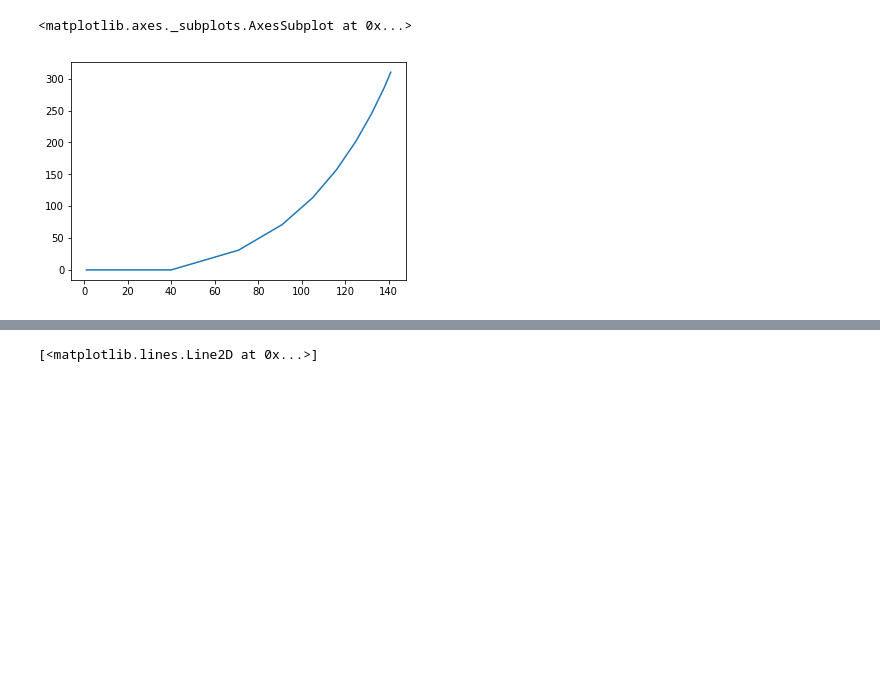
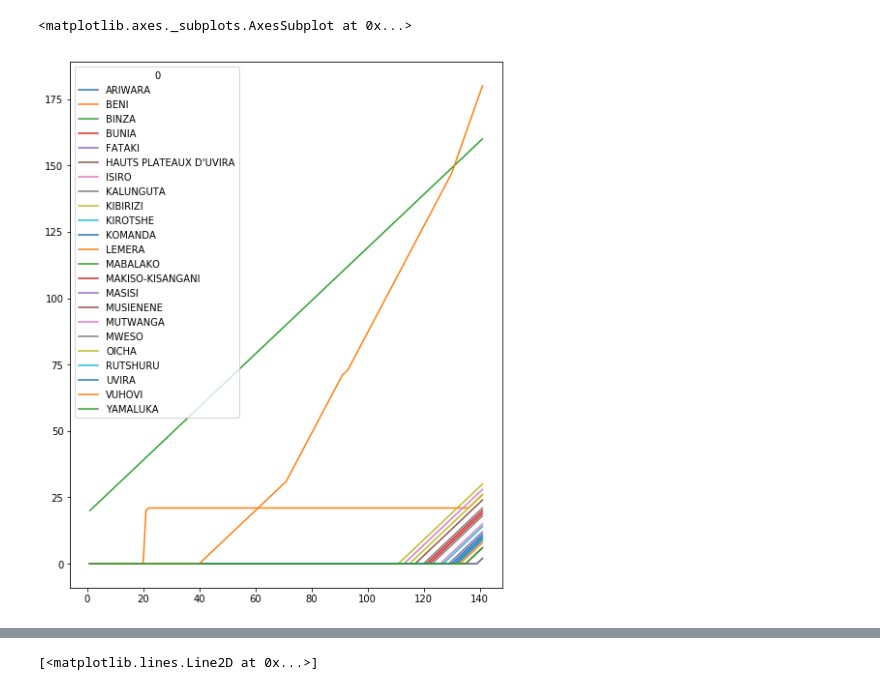
Before and after one commit to NSSAC/DRC_Ebola_2018, a Jupyter notebook: notebooks/DRC_NK_grav_patchsim.ipynb, the cells around one changed output, grey strips where cells are left out. Cells and saved outputs as stored; diff of their text form; code cells hidden in the pictures; blank space fills up the shorter version.

```diff
--- a/notebooks/DRC_NK_grav_patchsim.ipynb
+++ b/notebooks/DRC_NK_grav_patchsim.ipynb
@@ -104,6 +106,6 @@ plt.savefig('../plots/sim_epicurve.png',dpi=100)
-# %%
-out_df.loc['VUHOVI'].cumsum().plot()
-# %% [output]
-<matplotlib.axes._subplots.AxesSubplot at 0x...>
-[figure, removed]
+# %%
+out_df.cumsum(axis=1)[out_df.cumsum(axis=1)[141]>0].T.plot(figsize=[8,10])
+# %% [output]
+<matplotlib.axes._subplots.AxesSubplot at 0x...>
+[figure, added]
 # %%
```
Also changed, not shown: parts of 6 cells of this notebook, 9 other files.
